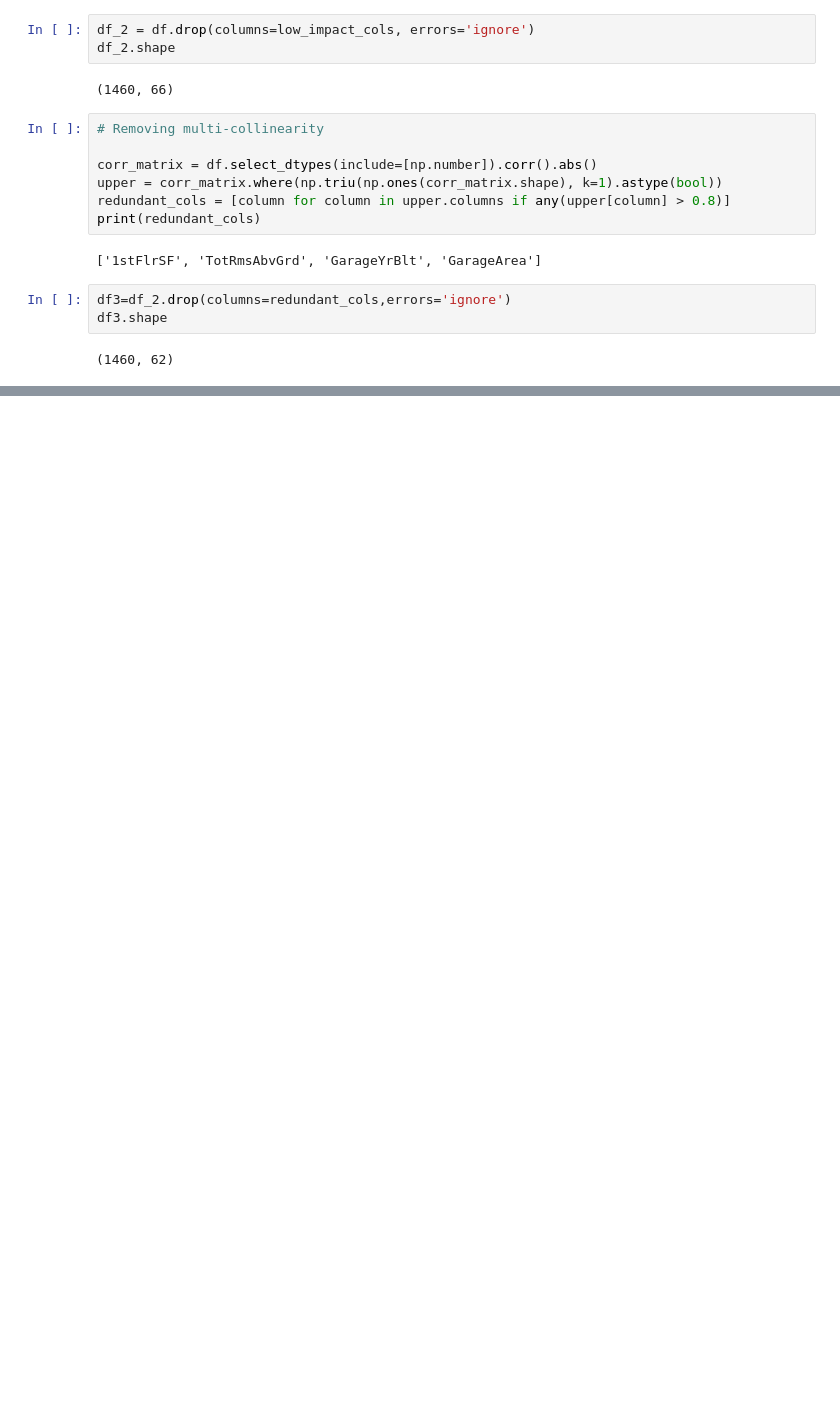
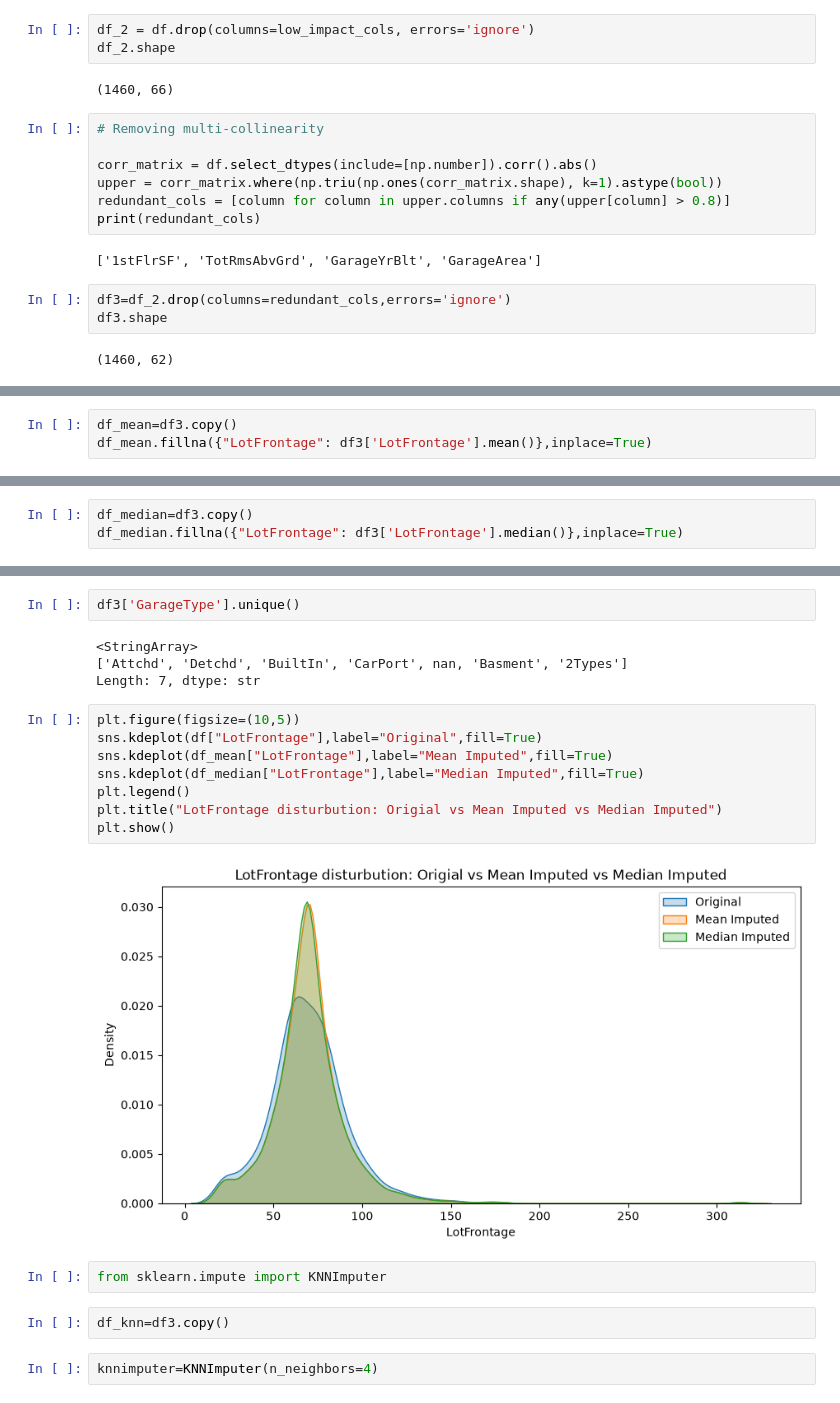
Before and after one commit to kanakamsandeep746-source/FeatureEngineering, a Jupyter notebook: feature.ipynb, the cells around one changed output, grey strips where cells are left out. Cells and saved outputs as stored; diff of their text form; blank space fills up the shorter version.

```diff
--- a/feature.ipynb
+++ b/feature.ipynb
@@ -139,0 +160,3 @@ df3.shape
+# %%
+df_mean=df3.copy()
+df_mean.fillna({"LotFrontage": df3['LotFrontage'].mean()},inplace=True)
@@ -139,0 +196,3 @@ df3.shape
+# %%
+df_median=df3.copy()
+df_median.fillna({"LotFrontage": df3['LotFrontage'].median()},inplace=True)
@@ -139,0 +213,22 @@ df3.shape
+# %%
+df3['GarageType'].unique()
+# %% [output]
+<StringArray>
+['Attchd', 'Detchd', 'BuiltIn', 'CarPort', nan, 'Basment', '2Types']
+Length: 7, dtype: str
+# %%
+plt.figure(figsize=(10,5))
+sns.kdeplot(df["LotFrontage"],label="Original",fill=True)
+sns.kdeplot(df_mean["LotFrontage"],label="Mean Imputed",fill=True)
+sns.kdeplot(df_median["LotFrontage"],label="Median Imputed",fill=True)
+plt.legend()
+plt.title("LotFrontage disturbution: Origial vs Mean Imputed vs Median Imputed")
+plt.show()
+# %% [output]
+[figure, added]
+# %%
+from sklearn.impute import KNNImputer
+# %%
+df_knn=df3.copy()
+# %%
+knnimputer=KNNImputer(n_neighbors=4)
```
Also changed, not shown: parts of 9 cells of this notebook, 3 other files.
